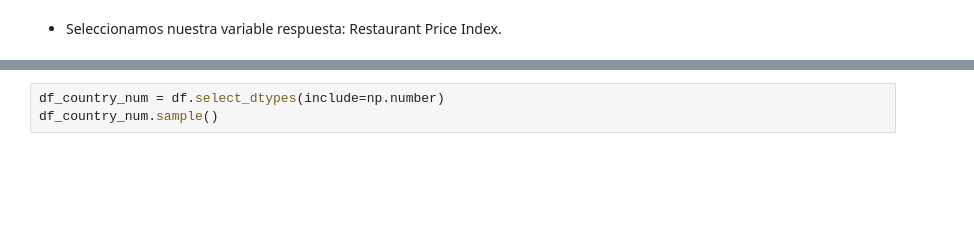
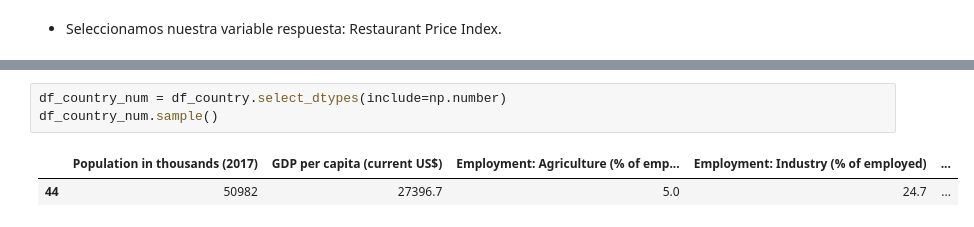
Before and after one commit to Adalab/promo-d-da-modulo3-sprint1-laura-maitane, a Jupyter notebook: regresion-lineal/reg-lin-1-machine-learning-intro.ipynb, the cells around one changed output, grey strips where cells are left out. Cells and saved outputs as stored; diff of their text form; blank space fills up the shorter version.

```diff
--- a/regresion-lineal/reg-lin-1-machine-learning-intro.ipynb
+++ b/regresion-lineal/reg-lin-1-machine-learning-intro.ipynb
@@ -237,6 +43,9 @@ lista_columnas = ['country', 'Region', 'Population in thousands (2017)', 'GDP: G
 df_country = df.filter(lista_columnas, axis=1)
 # %%
-df_country_num = df.select_dtypes(include=np.number)
+df_country_num = df_country.select_dtypes(include=np.number)
 df_country_num.sample()
+# %% [output]
+|  | Population in thousands (2017) | GDP per capita (current US$) | Employment: Agriculture (% of emp... | Employment: Industry (% of employed) | ... |
+| 44 | 50982 | 27396.7 | 5.0 | 24.7 | ... |
 # %%
 df_country_num.corr()
```
Also changed, not shown: parts of 7 cells of this notebook.
